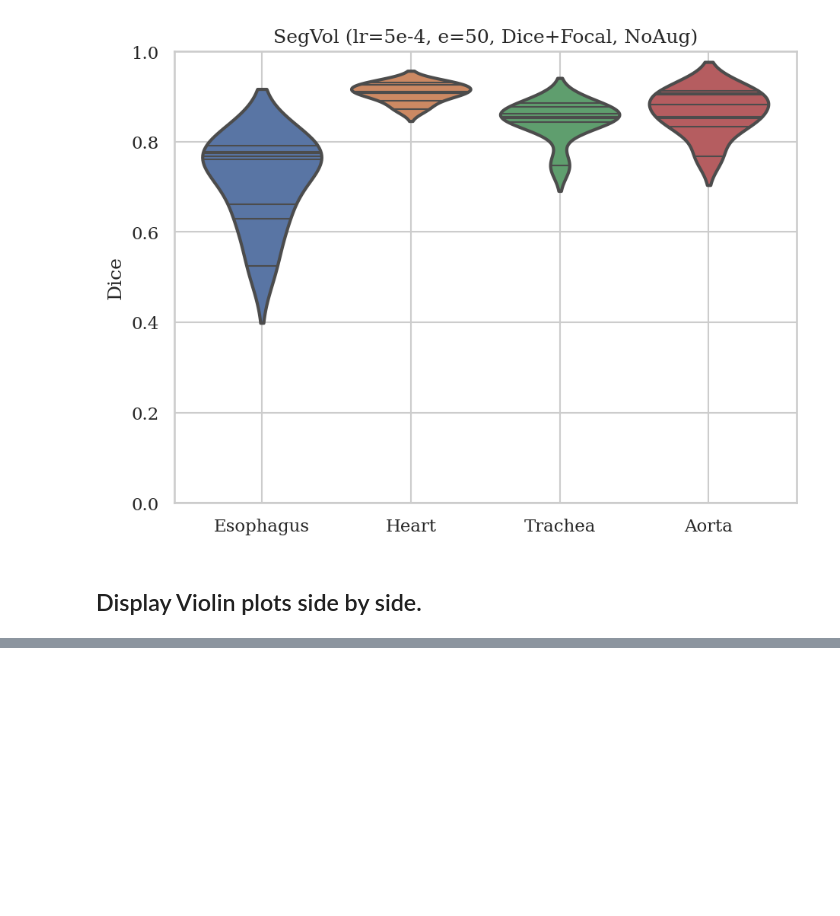
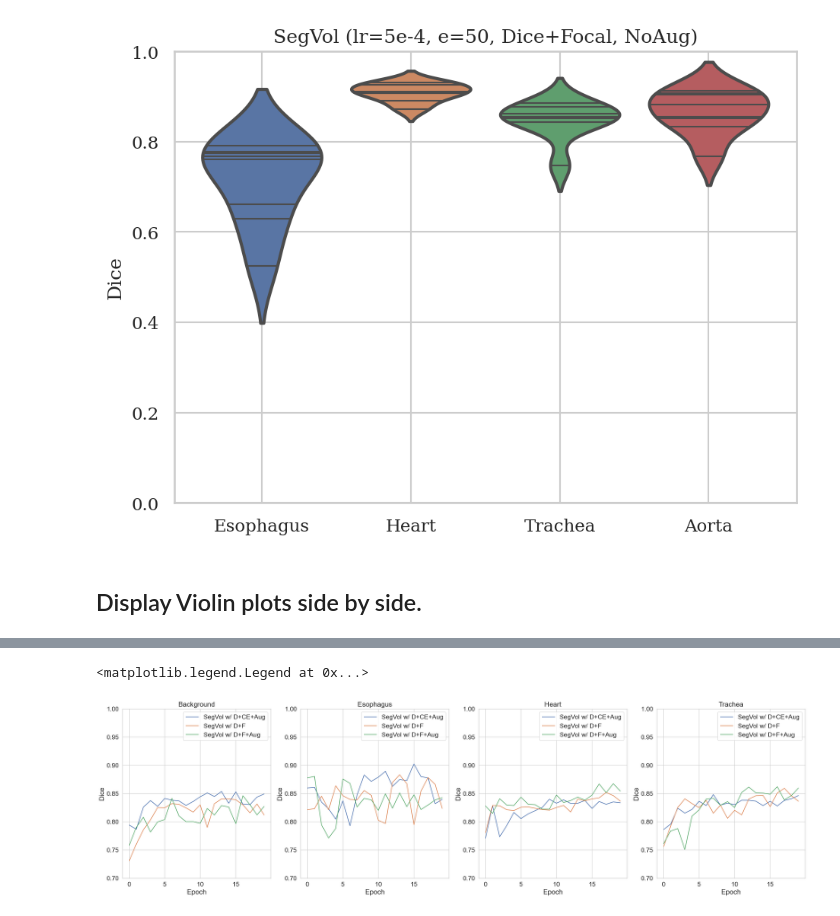
Before and after one commit to danilotpnta/ai4mi_project, a Jupyter notebook: notebooks/plotting.ipynb, the cells around one changed output, grey strips where cells are left out. Saved outputs shown, nothing was run; the diff lists cells and outputs as text; code cells hidden in the pictures; blank space fills up the shorter version.

```diff
--- a/notebooks/plotting.ipynb
+++ b/notebooks/plotting.ipynb
@@ -289,2 +445,21 @@ SegVol w/ D+F+Aug & \bfseries 71.06\small ±9.6 & \bfseries -- & \bfseries 90.89
 \bottomrule
 \end{tabular}
+# %%
+
+fig, axs = plt.subplots(1, 4, figsize=(32, 8))
+for name, experiment in methods[2:]:
+    dice = np.load(experiment / "dice_val.npy")[:20, :, :]
+    hd95 = np.load(experiment / "hd95_val.npy")[:20, :, :]
+    for i in range(len(axs)):
+        axs[i].plot(dice[:, i].mean(axis=-1), label=name)
+
+for i in range(len(axs)):
+    axs[i].set_title(categories[i])
+    axs[i].set_xlabel("Epoch")
+    axs[i].set_ylabel("Dice")
+    axs[i].set_ylim(0.7, 1)
+    axs[i].legend()
+plt.legend()
+# %% [output]
+<matplotlib.legend.Legend at 0x...>
+[figure, added]
```
Also changed, not shown: parts of 9 cells of this notebook, 2 other files.
